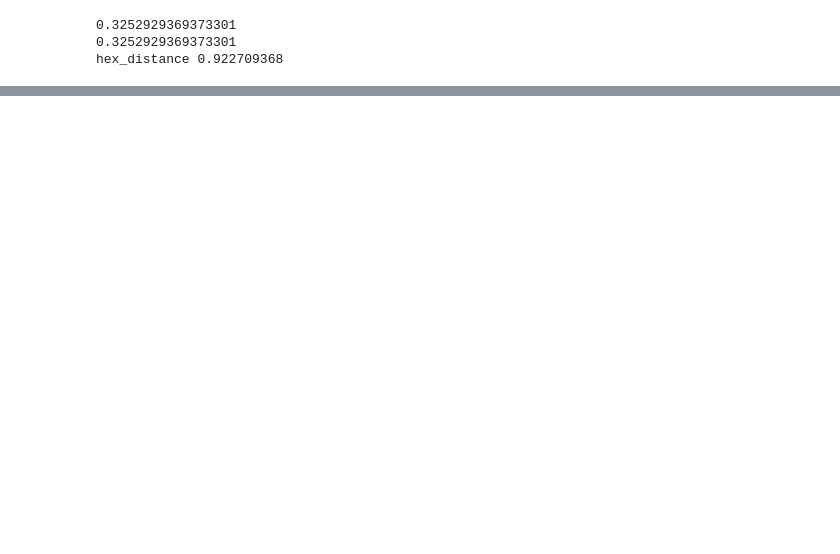
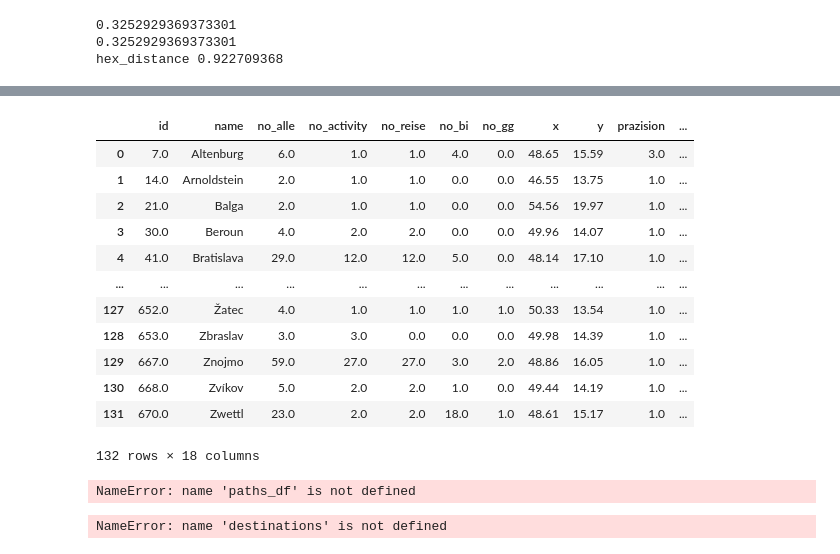
Before and after one commit to adammertel/itinerary-analysis_PO2-case-study, a Jupyter notebook: src/processing/03_create-paths.ipynb, the cells around one changed output, grey strips where cells are left out. Cells and saved outputs as stored; diff of their text form; code cells hidden in the pictures; blank space fills up the shorter version.

Commit message:
Refactor paths creation

```diff
--- a/src/processing/03_create-paths.ipynb
+++ b/src/processing/03_create-paths.ipynb
@@ -281,0 +240,37 @@ for di1, d1 in enumerate(destinations.itertuples(), 1):
+# %%
+# run dijkstra algorithm for all destinations
+
+destinations['hex_id'] = destinations.apply(
+    lambda x: h3.geo_to_h3(x['geometry'].x, x['geometry'].y, CONST_graph_detail_lvl),
+    axis=1
+)
+destinations['node_id'] = destinations.apply(
+    lambda x: hexes_df.at[x['hex_id'], 'node'],
+    axis=1
+)
+
+
+# def calculate_paths(hex_id):
+#     dij = nk.distance.Dijkstra(g, hexes_df.at[hex_id, 'node'], True, False)
+#     dij.run()
+#     return dij
+
+# destinations['dij'] = destinations.swifter.apply(
+#     lambda x: calculate_paths(x['hex_id']),
+#     axis=1
+# )
+destinations
+# %% [output]
+|  | id | name | no_alle | no_activity | no_reise | no_bi | no_gg | x | y | prazision | ... |
+| 0 | 7.0 | Altenburg | 6.0 | 1.0 | 1.0 | 4.0 | 0.0 | 48.65 | 15.59 | 3.0 | ... |
+| 1 | 14.0 | Arnoldstein | 2.0 | 1.0 | 1.0 | 0.0 | 0.0 | 46.55 | 13.75 | 1.0 | ... |
+| 2 | 21.0 | Balga | 2.0 | 1.0 | 1.0 | 0.0 | 0.0 | 54.56 | 19.97 | 1.0 | ... |
+| 3 | 30.0 | Beroun | 4.0 | 2.0 | 2.0 | 0.0 | 0.0 | 49.96 | 14.07 | 1.0 | ... |
+| 4 | 41.0 | Bratislava | 29.0 | 12.0 | 12.0 | 5.0 | 0.0 | 48.14 | 17.10 | 1.0 | ... |
+| ... | ... | ... | ... | ... | ... | ... | ... | ... | ... | ... | ... |
+| 127 | 652.0 | Žatec | 4.0 | 1.0 | 1.0 | 1.0 | 1.0 | 50.33 | 13.54 | 1.0 | ... |
+| 128 | 653.0 | Zbraslav | 3.0 | 3.0 | 0.0 | 0.0 | 0.0 | 49.98 | 14.39 | 1.0 | ... |
+| 129 | 667.0 | Znojmo | 59.0 | 27.0 | 27.0 | 3.0 | 2.0 | 48.86 | 16.05 | 1.0 | ... |
+| 130 | 668.0 | Zvíkov | 5.0 | 2.0 | 2.0 | 1.0 | 0.0 | 49.44 | 14.19 | 1.0 | ... |
+| 131 | 670.0 | Zwettl | 23.0 | 2.0 | 2.0 | 18.0 | 1.0 | 48.61 | 15.17 | 1.0 | ... |
+132 rows × 18 columns
@@ -281,0 +300,30 @@ for di1, d1 in enumerate(destinations.itertuples(), 1):
+# %%
+paths_df
+# %% [output]
+NameError: name 'paths_df' is not defined
+# %%
+ # calculate hex id for each destination
+
+paths = []
+
+for (id_from, name_from, hex_from, node_from) in destinations[['name', 'hex_id', 'node_id']].itertuples():
+    for (id_to, name_to, hex_to, node_to) in destinations[['name', 'hex_id', 'node_id']].itertuples():
+
+        dij = nk.distance.Dijkstra(g, node_from, True, False, target=node_to)
+        dij.run()
+
+        dist = dij.distance(node_to)
+        path = dij.getPath(node_to)
+
+        path_hexes = LineString([hexes_df.at[node_to_hex[i], 'center'] for i in path])
+
+        paths.append(
+            {
+                "from": name_from,
+                "to": name_to,
+                "dist": dist,
+                "geometry": path_hexes
+            }
+        )
+# %% [output]
+NameError: name 'destinations' is not defined
```
Also changed, not shown: parts of 12 cells of this notebook.
